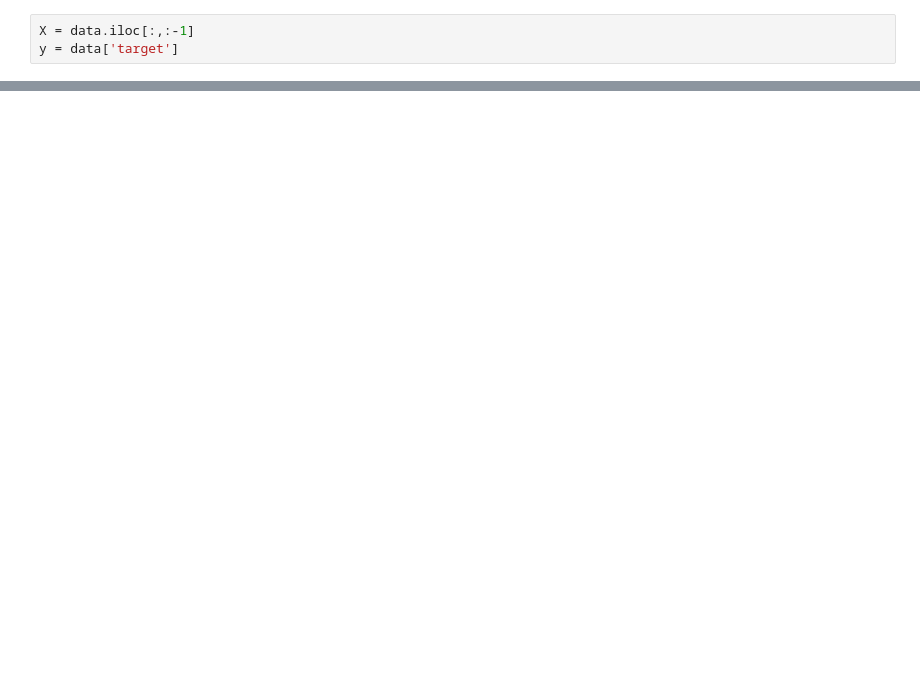
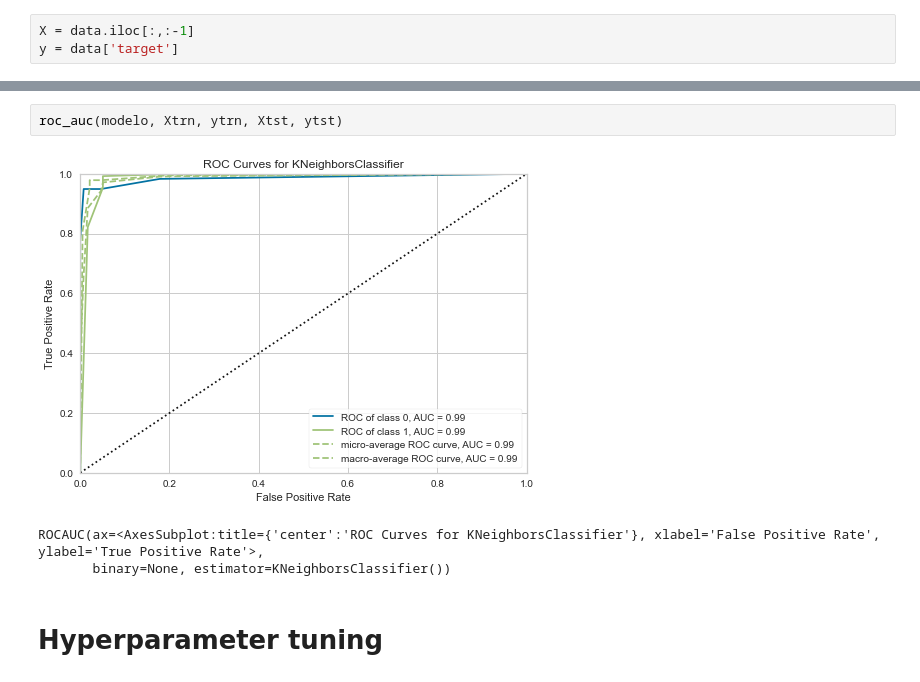
Before and after one commit to felbuch/Python_EPGE, a Jupyter notebook: 10-Aulas/15 - DataScience.ipynb, the cells around one changed output, grey strips where cells are left out. Saved outputs shown, nothing was run; the diff lists cells and outputs as text; blank space fills up the shorter version.

```diff
--- a/10-Aulas/15 - DataScience.ipynb
+++ b/10-Aulas/15 - DataScience.ipynb
@@ -97,0 +201,8 @@ classification_report(modelo, X_test, y_test);
+# %%
+roc_auc(modelo, Xtrn, ytrn, Xtst, ytst)
+# %% [output]
+[figure, added]
+ROCAUC(ax=<AxesSubplot:title={'center':'ROC Curves for KNeighborsClassifier'}, xlabel='False Positive Rate', ylabel='True Positive Rate'>,
+       binary=None, estimator=KNeighborsClassifier())
+# %% [markdown]
+# Hyperparameter tuning
```
Also changed, not shown: parts of 39 cells of this notebook.
